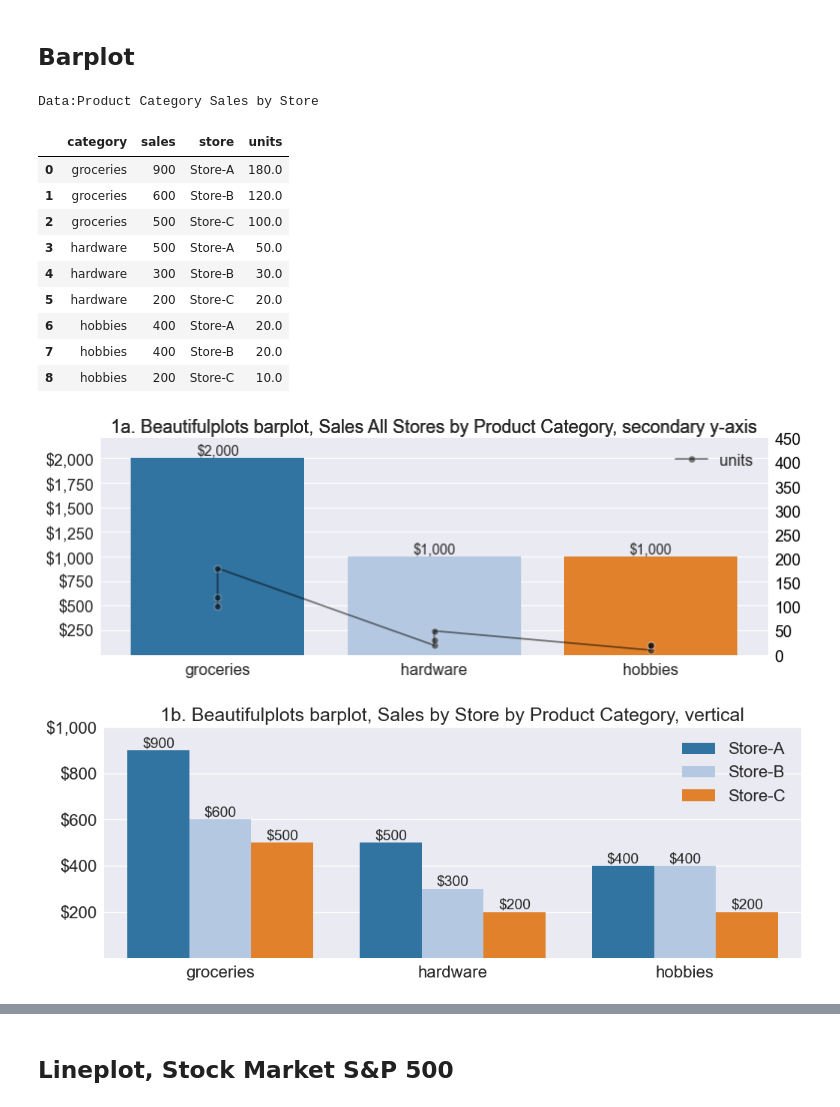
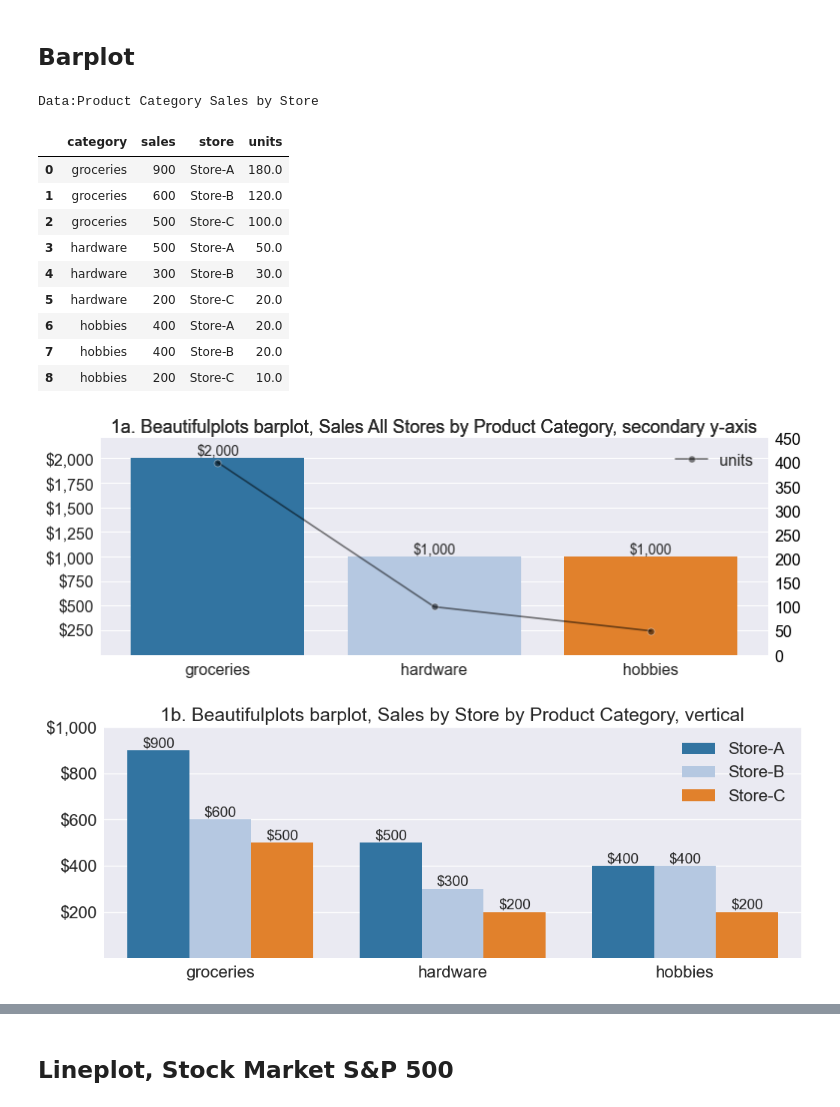
Before and after one commit to Aljgutier/beautifulplots, a Jupyter notebook: docs/examples.ipynb, the cells around one changed output, grey strips where cells are left out. Saved outputs shown, nothing was run; the diff lists cells and outputs as text; code cells hidden in the pictures.

```diff
--- a/docs/examples.ipynb
+++ b/docs/examples.ipynb
@@ -35,35 +35,35 @@ display(df)
 # Plots
 
 # Example 1a
 bp.barplot(df,'category','sales', palette='tab20',
                    title='1a. Beautifulplots barplot, Sales All Stores by Product Category, secondary y-axis', figsize=(12,4),
-                   bardatalabels=True, bardataformat=",.0f", barcurrency="$", ylims = (0.1,2200),
+                   bardatalabels=True, bardataformat=",.0f", barcurrency="$", ylims = (0.1,2200), estimator2=sum,
                    y2='units',ylims2=(0,450), color2='black',marker2="o", y2axisformat=".0f")
 
 # Example 1b
 bp.barplot(df,'category','sales',hue='store', palette='tab20',
                    title='1b. Beautifulplots barplot, Sales by Store by Product Category, vertical', figsize=(12,4),
                    bardatalabels=True, barcurrency="$", bardataformat=",.0f",
                    ylims = (0.1,1000))
 
 # Example 1c
 bp.barplot(df,'category','sales',hue='store', palette='tab20',
                    title='1c. Beautifulplots barplot, Sales by Store by Product Category, horizontal', figsize=(12,8),
                    bardatalabels=True, bardataformat=".0f", barcurrency="$", barorientation='h',
                    xlims = (0.1,1000), legendloc="lower right")
 # %% [output]
 Data:Product Category Sales by Store
 |  | category | sales | store | units |
 | 0 | groceries | 900 | Store-A | 180.0 |
 | 1 | groceries | 600 | Store-B | 120.0 |
 | 2 | groceries | 500 | Store-C | 100.0 |
 | 3 | hardware | 500 | Store-A | 50.0 |
 | 4 | hardware | 300 | Store-B | 30.0 |
 | 5 | hardware | 200 | Store-C | 20.0 |
 | 6 | hobbies | 400 | Store-A | 20.0 |
 | 7 | hobbies | 400 | Store-B | 20.0 |
 | 8 | hobbies | 200 | Store-C | 10.0 |
-[figure, old version]
+[figure, new version]
 [figure]
 [figure]
 # %% [markdown]
```
Also changed, not shown: parts of 1 cell of this notebook, 1 other file.
